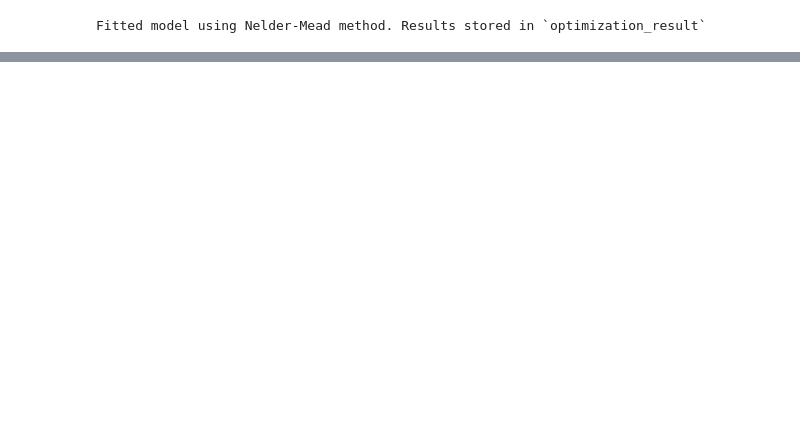
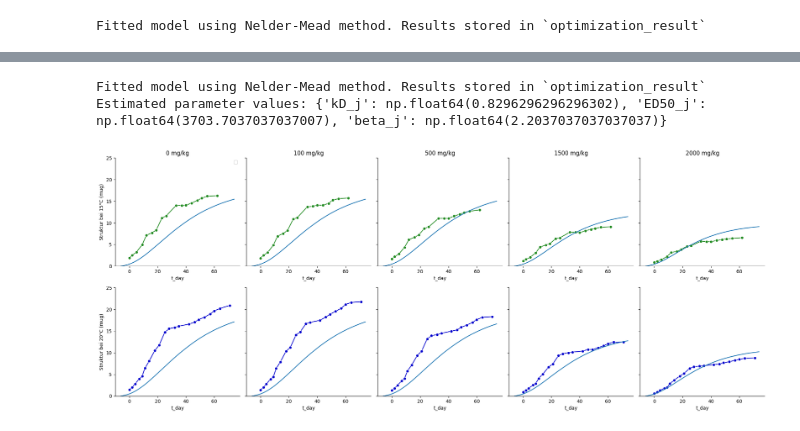
Before and after one commit to EllaRothe/mempyDEB, a Jupyter notebook: Folsomia_TKTD.ipynb, the cells around one changed output, grey strips where cells are left out. Saved outputs shown, nothing was run; the diff lists cells and outputs as text; code cells hidden in the pictures; blank space fills up the shorter version.

```diff
--- a/Folsomia_TKTD.ipynb
+++ b/Folsomia_TKTD.ipynb
@@ -72,0 +85,17 @@ sns.lineplot(res, x = 't_day', y = 'S', hue='T')
+# %%
+f.run_optimization(
+    bounds =[(0,1),(1000,10_000),(1,10)],
+    options={'maxiter' : 10}
+)
+
+print(f"Estimated parameter values: {f.p_opt}")
+p = deepcopy(f.defaultparams)
+p.spc.update(f.p_opt)
+sim_opt = f.simulator(p.spc)
+
+fig, ax = plot_data(f.data)
+ax = plot_sim(ax, sim_opt)
+# %% [output]
+Fitted model using Nelder-Mead method. Results stored in `optimization_result`
+Estimated parameter values: {'kD_j': np.float64(0.8296296296296302), 'ED50_j': np.float64(3703.7037037037007), 'beta_j': np.float64(2.2037037037037037)}
+[figure, added]
```
Also changed, not shown: parts of 9 cells of this notebook, 2 other files.
